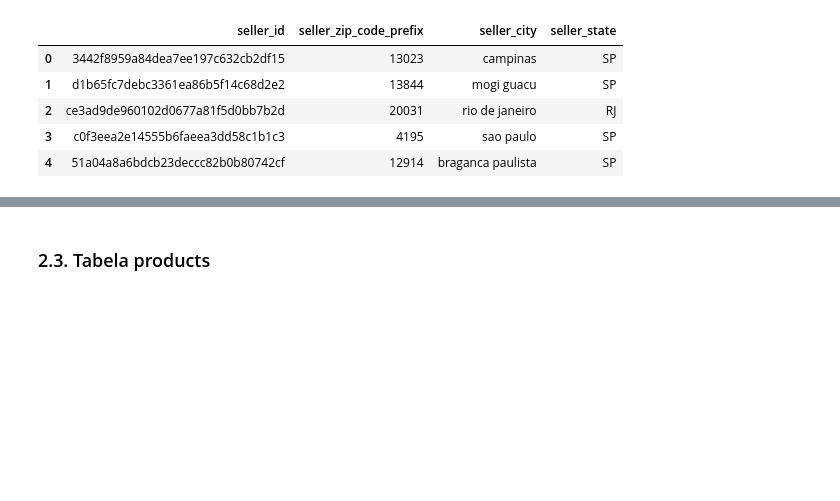
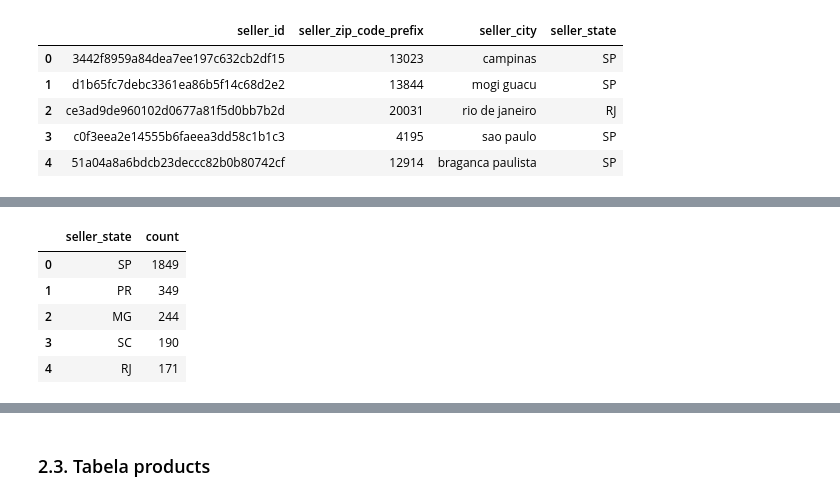
Before and after one commit to dcladeira/ADA-Santander-SQL, a Jupyter notebook: Análise Exploratória de Dados.ipynb, the cells around one changed output, grey strips where cells are left out. Cells and saved outputs as stored; diff of their text form; code cells hidden in the pictures; blank space fills up the shorter version.

```diff
--- a/Análise Exploratória de Dados.ipynb
+++ b/Análise Exploratória de Dados.ipynb
@@ -200,0 +218,19 @@ dtype: int64
+# %%
+# 5 estados com as maiores quantidades de vendedores.
+query =  """
+SELECT
+    seller_state,
+    COUNT(seller_id)
+FROM sellers
+GROUP BY seller_state
+ORDER BY COUNT(seller_id) DESC
+LIMIT 5
+"""
+pd.read_sql_query(query, con=engine)
+# %% [output]
+|  | seller_state | count |
+| 0 | SP | 1849 |
+| 1 | PR | 349 |
+| 2 | MG | 244 |
+| 3 | SC | 190 |
+| 4 | RJ | 171 |
```
Also changed, not shown: parts of 21 cells of this notebook.
